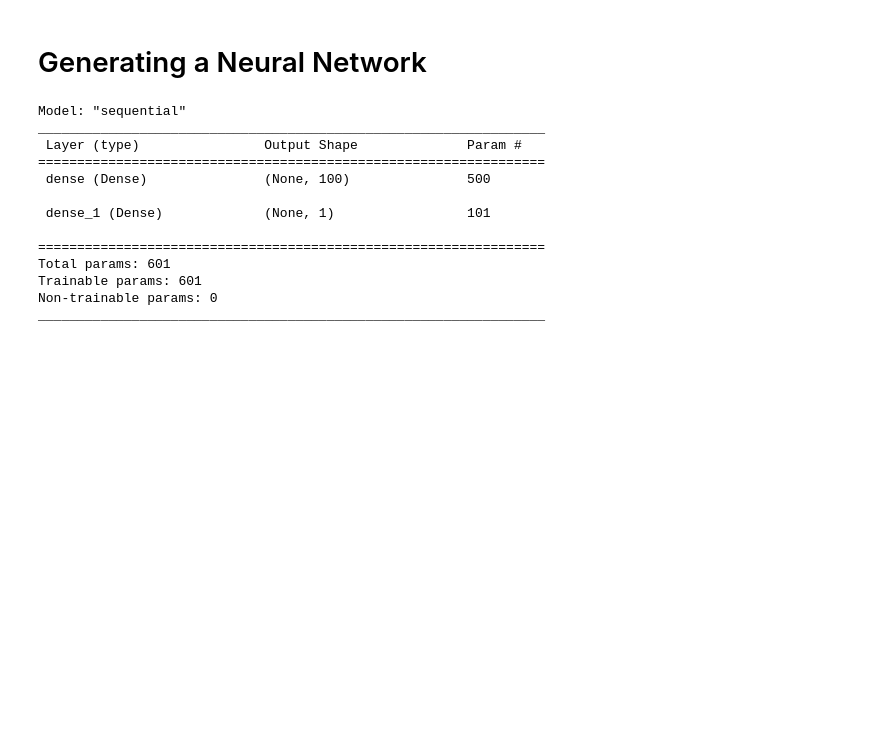
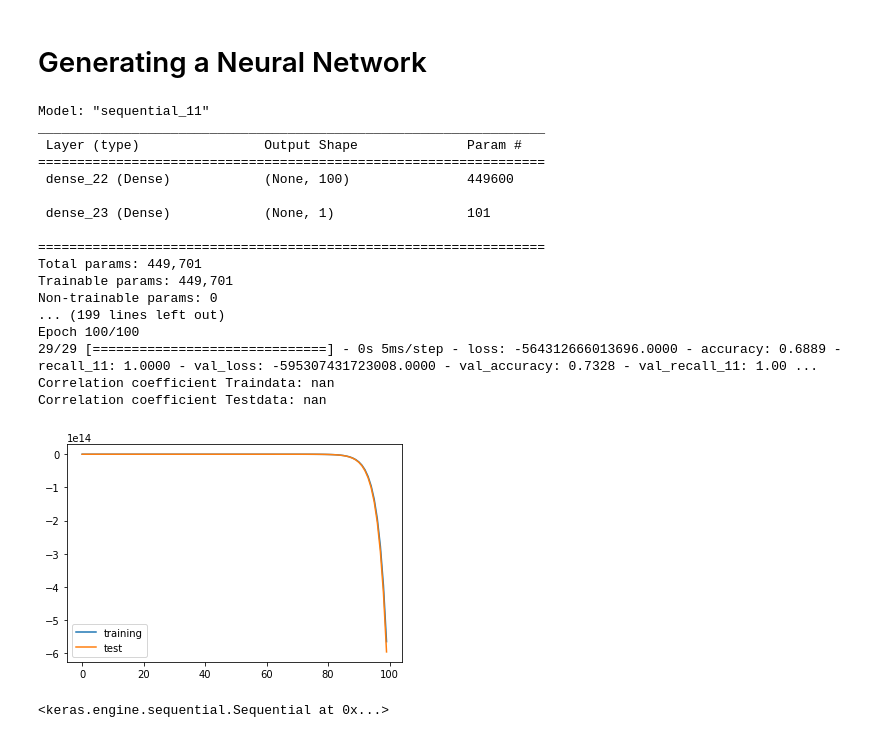
Before and after one commit to flxmlr/DLTA_Assignment2, a Jupyter notebook: Assignment_2_Text_Analytics_Team1.ipynb, the cells around one changed output. Drawn from its saved outputs; the diff is of its cells as text; code cells hidden in the pictures; blank space fills up the shorter version.

Commit message:
Neural Network

```diff
--- a/Assignment_2_Text_Analytics_Team1.ipynb
+++ b/Assignment_2_Text_Analytics_Team1.ipynb
@@ -493,31 +491,39 @@ test_doc2vec_matrix = do_doc2vec(data_test)
 # Generating a Neural Network
 # %%
 import tensorflow as tf
+import matplotlib.pyplot as plt
 
-# first we define the network, units is the number of neurons, in the first layer we need to tell the model the input shape
-neural_network = tf.keras.Sequential([
-                    # hidden layer
-                    tf.keras.layers.Dense(units = 100, input_shape = [data_train.shape[1]], activation = 'sigmoid'),
-                    # output layer - as we want probability predictions, it is important to use the sigmoid activation
-                    tf.keras.layers.Dense(1, activation = 'sigmoid')
-])
+def build_nn(train_X, train_y, test_X, test_y):
 
-# by compilation we define the loss function which is supposed to be minimized and which optimization method should be used
-neural_network.compile(loss = 'binary_crossentropy', optimizer = 'sgd',  metrics = ['accuracy', tf.keras.metrics.Recall()])
+    # first we define the network, units is the number of neurons, in the first layer we need to tell the model the input shape
+    neural_network = tf.keras.Sequential([
+                        # hidden layer
+                        tf.keras.layers.Dense(units = 100, input_shape = [train_X.shape[1]], activation = 'selu'),
+                        # output layer - as we want probability predictions, it is important to use the sigmoid activation
+                        tf.keras.layers.Dense(1, activation = 'sigmoid')
+    ])
 
-# a summary for all parameters which need to be estimated
-neural_network.summary()
+    # by compilation we define the loss function which is supposed to be minimized and which optimization method should be used
+    neural_network.compile(loss = 'binary_crossentropy', optimizer = 'sgd',  metrics = ['accuracy', tf.keras.metrics.Recall()])
+
+    # a summary for all parameters which need to be estimated
+    neural_network.summary()
+
+
+    train_X = np.asarray(train_X)
+    test_X = np.asarray(test_X)
+
+    # we fit the model, epochs is the number of steps which are repeated using gradient descent
+    history = neural_network.fit(train_X, train_y, epochs = 100, validation_data = (test_X, test_y))
+
+
+    plt.plot(history.history['loss'], label = 'training'), plt.plot(history.history['val_loss'], label = 'test'), plt.legend(loc='lower left'), plt.show()
+
+
+    corrcoef_train = np.corrcoef(neural_network.predict(train_X).flatten(), train_y)[0, 1]
+    print("Correlation coefficient Traindata:", corrcoef_train)
+
+    corrcoef_test = np.corrcoef(neural_network.predict(test_X).flatten(), test_y)[0, 1]
+    print("Correlation coefficient Testdata:", corrcoef_test)
+
+    return neural_network
-# %% [output]
-Model: "sequential"
-_________________________________________________________________
- Layer (type)                Output Shape              Param #
-=================================================================
- dense (Dense)               (None, 100)               500
-
- dense_1 (Dense)             (None, 1)                 101
-
-=================================================================
-Total params: 601
-Trainable params: 601
-Non-trainable params: 0
-_________________________________________________________________
@@ -526,0 +530,22 @@ history = neural_network.fit(train, data_train, epochs = 100, validation_data =
+# %%
+build_nn(train_bow_matrix, data_train['LabelNumber'], test_bow_matrix, data_test['LabelNumber'])
+# %% [output]
+Model: "sequential_11"
+_________________________________________________________________
+ Layer (type)                Output Shape              Param #
+=================================================================
+ dense_22 (Dense)            (None, 100)               449600
+
+ dense_23 (Dense)            (None, 1)                 101
+
+=================================================================
+Total params: 449,701
+Trainable params: 449,701
+Non-trainable params: 0
+... (199 lines left out)
+Epoch 100/100
+29/29 [==============================] - 0s 5ms/step - loss: -564312666013696.0000 - accuracy: 0.6889 - recall_11: 1.0000 - val_loss: -595307431723008.0000 - val_accuracy: 0.7328 - val_recall_11: 1.00 ...
+Correlation coefficient Traindata: nan
+Correlation coefficient Testdata: nan
+[figure, added]
+<keras.engine.sequential.Sequential at 0x...>
```
Also changed, not shown: parts of 10 cells of this notebook.
